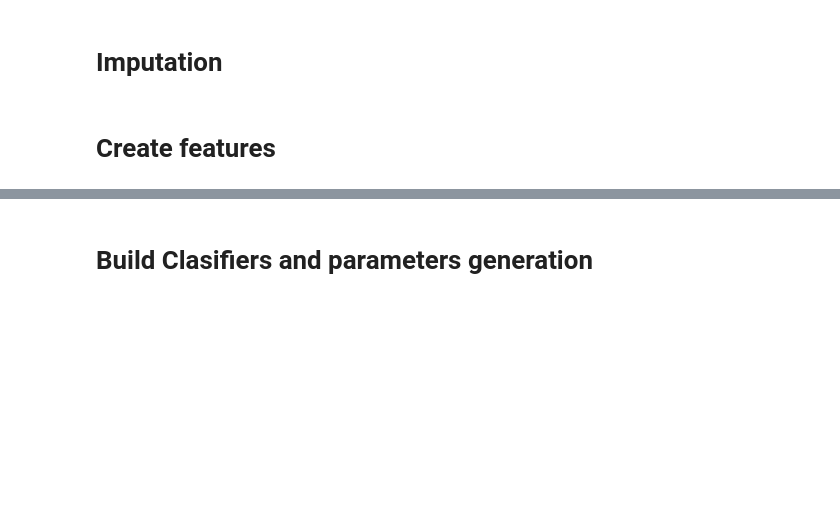
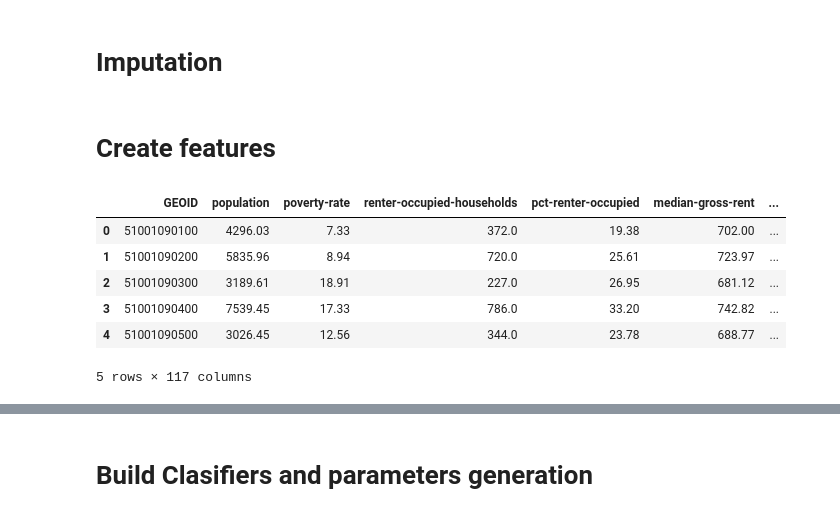
Before and after one commit to jamjensen/eviction-va, a Jupyter notebook: predicting_va_evictions.ipynb, the cells around one changed output, grey strips where cells are left out. Saved outputs shown, nothing was run; the diff lists cells and outputs as text; code cells hidden in the pictures; blank space fills up the shorter version.

```diff
--- a/predicting_va_evictions.ipynb
+++ b/predicting_va_evictions.ipynb
@@ -212,0 +218,10 @@ for train_test_set in train_test_sets:
+# %%
+train_test_sets[3]['x_test'].head()
+# %% [output]
+|  | GEOID | population | poverty-rate | renter-occupied-households | pct-renter-occupied | median-gross-rent | ... |
+| 0 | 51001090100 | 4296.03 | 7.33 | 372.0 | 19.38 | 702.00 | ... |
+| 1 | 51001090200 | 5835.96 | 8.94 | 720.0 | 25.61 | 723.97 | ... |
+| 2 | 51001090300 | 3189.61 | 18.91 | 227.0 | 26.95 | 681.12 | ... |
+| 3 | 51001090400 | 7539.45 | 17.33 | 786.0 | 33.20 | 742.82 | ... |
+| 4 | 51001090500 | 3026.45 | 12.56 | 344.0 | 23.78 | 688.77 | ... |
+5 rows × 117 columns
```
Also changed, not shown: parts of 10 cells of this notebook, 2 other files.
